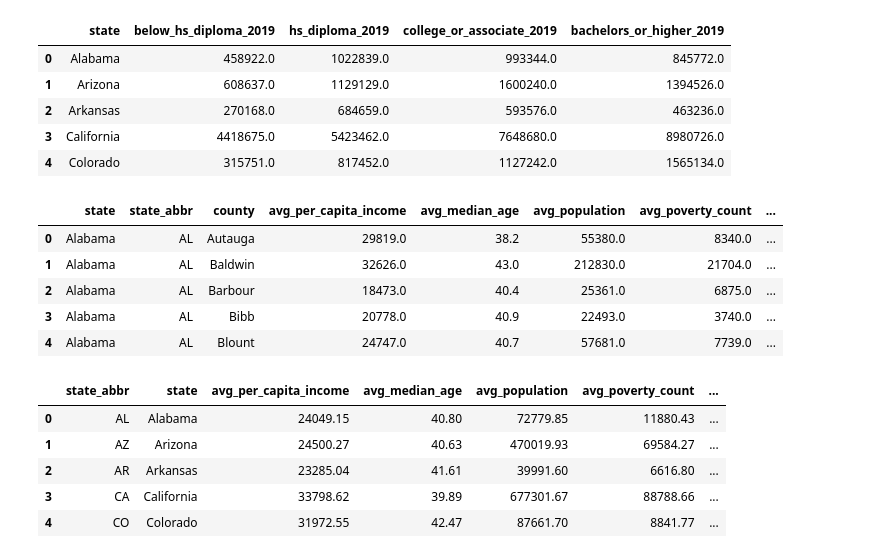
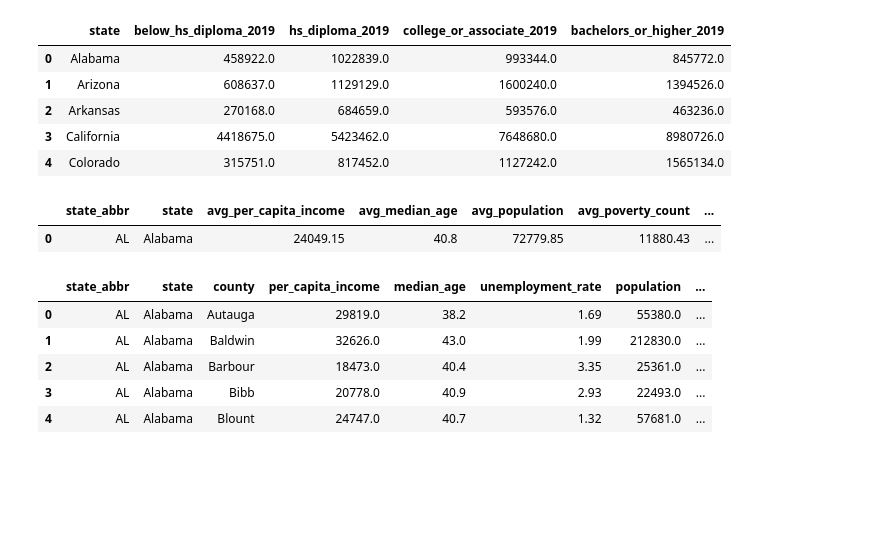
Before and after one commit to uzmabb182/data-visualization-using-flask-project2, a Jupyter notebook: original_files/data_visualzation/sqlalchemy_analysis.ipynb, the cells around one changed output. Drawn from its saved outputs; the diff is of its cells as text; code cells hidden in the pictures; blank space fills up the shorter version.

```diff
--- a/original_files/data_visualzation/sqlalchemy_analysis.ipynb
+++ b/original_files/data_visualzation/sqlalchemy_analysis.ipynb
@@ -127,41 +168,41 @@ df2.head()
 | 3 | California | 4418675.0 | 5423462.0 | 7648680.0 | 8980726.0 |
 | 4 | Colorado | 315751.0 | 817452.0 | 1127242.0 | 1565134.0 |
 # %%
-# query from view 'county_state' and fips_code_data to analyze different factors verses education on state level 'WHERE' clause
-df3 = pd.read_sql("""
-SELECT state, state_abbr, county, ROUND(AVG(per_capita_income),2) AS avg_per_capita_income, ROUND(AVG(median_age),2) AS avg_median_age,
-ROUND(AVG(population),2) AS avg_population, ROUND(AVG(poverty_count),2) AS avg_poverty_count,
-ROUND(AVG(bachelors_or_higher_2019),2) AS avg_bachelors_or_higher_2019
-FROM fips_census_education
-WHERE state = 'Alabama'
-GROUP BY state, state_abbr, county
-ORDER BY state, county;
-""",conn)
-
-df3.head()
+# Querying for the specific state
+df5 = pd.read_sql("""SELECT state_abbr, state,
+        ROUND(AVG(per_capita_income), 2) AS avg_per_capita_income,
+        ROUND(AVG(median_age), 2) AS avg_median_age,
+        ROUND(AVG(population), 2) AS avg_population,
+        ROUND(AVG(poverty_count), 2) AS avg_poverty_count,
+        ROUND(AVG(bachelors_or_higher_2019), 2) AS avg_bachelors_or_higher_2019
+        FROM fips_census_education
+        WHERE state = 'Alabama'
+        GROUP BY state_abbr, state
+        ORDER BY state;
+        """,conn)
+df5.head()
 # %% [output]
-|  | state | state_abbr | county | avg_per_capita_income | avg_median_age | avg_population | avg_poverty_count | ... |
-| 0 | Alabama | AL | Autauga | 29819.0 | 38.2 | 55380.0 | 8340.0 | ... |
-| 1 | Alabama | AL | Baldwin | 32626.0 | 43.0 | 212830.0 | 21704.0 | ... |
-| 2 | Alabama | AL | Barbour | 18473.0 | 40.4 | 25361.0 | 6875.0 | ... |
-| 3 | Alabama | AL | Bibb | 20778.0 | 40.9 | 22493.0 | 3740.0 | ... |
-| 4 | Alabama | AL | Blount | 24747.0 | 40.7 | 57681.0 | 7739.0 | ... |
+|  | state_abbr | state | avg_per_capita_income | avg_median_age | avg_population | avg_poverty_count | ... |
+| 0 | AL | Alabama | 24049.15 | 40.8 | 72779.85 | 11880.43 | ... |
 # %%
-df4 = pd.read_sql("""SELECT state_abbr, state,
-        ROUND(AVG(per_capita_income), 2) AS avg_per_capita_income,
-        ROUND(AVG(median_age), 2) AS avg_median_age,
-        ROUND(AVG(population), 2) AS avg_population,
-        ROUND(AVG(poverty_count), 2) AS avg_poverty_count,
-        ROUND(AVG(bachelors_or_higher_2019), 2) AS avg_bachelors_or_higher_2019
+#Querying for fetching counties list for a state
+
+df6 = pd.read_sql("""SELECT state_abbr, state, county,
+        ROUND(per_capita_income,2) AS per_capita_income,
+        ROUND(median_age,2) AS median_age,
+        ROUND(unemployment_rate,2) AS unemployment_rate,
+        ROUND(population,2) AS population,
+        ROUND(poverty_rate,2) AS poverty_rate,
+        ROUND(bachelors_or_higher_2019,2) AS bachelors_or_higher_2019
         FROM fips_census_education
-        GROUP BY state_abbr, state
-        ORDER BY state;
-        """,conn)
-df4.head()
+        WHERE state = 'Alabama'
+        ORDER BY state, county;
+                """,conn)
+df6.head()
 # %% [output]
-|  | state_abbr | state | avg_per_capita_income | avg_median_age | avg_population | avg_poverty_count | ... |
-| 0 | AL | Alabama | 24049.15 | 40.80 | 72779.85 | 11880.43 | ... |
-| 1 | AZ | Arizona | 24500.27 | 40.63 | 470019.93 | 69584.27 | ... |
-| 2 | AR | Arkansas | 23285.04 | 41.61 | 39991.60 | 6616.80 | ... |
-| 3 | CA | California | 33798.62 | 39.89 | 677301.67 | 88788.66 | ... |
-| 4 | CO | Colorado | 31972.55 | 42.47 | 87661.70 | 8841.77 | ... |
+|  | state_abbr | state | county | per_capita_income | median_age | unemployment_rate | population | ... |
+| 0 | AL | Alabama | Autauga | 29819.0 | 38.2 | 1.69 | 55380.0 | ... |
+| 1 | AL | Alabama | Baldwin | 32626.0 | 43.0 | 1.99 | 212830.0 | ... |
+| 2 | AL | Alabama | Barbour | 18473.0 | 40.4 | 3.35 | 25361.0 | ... |
+| 3 | AL | Alabama | Bibb | 20778.0 | 40.9 | 2.93 | 22493.0 | ... |
+| 4 | AL | Alabama | Blount | 24747.0 | 40.7 | 1.32 | 57681.0 | ... |
```
Also changed, not shown: parts of 4 cells of this notebook, 2 other files.
